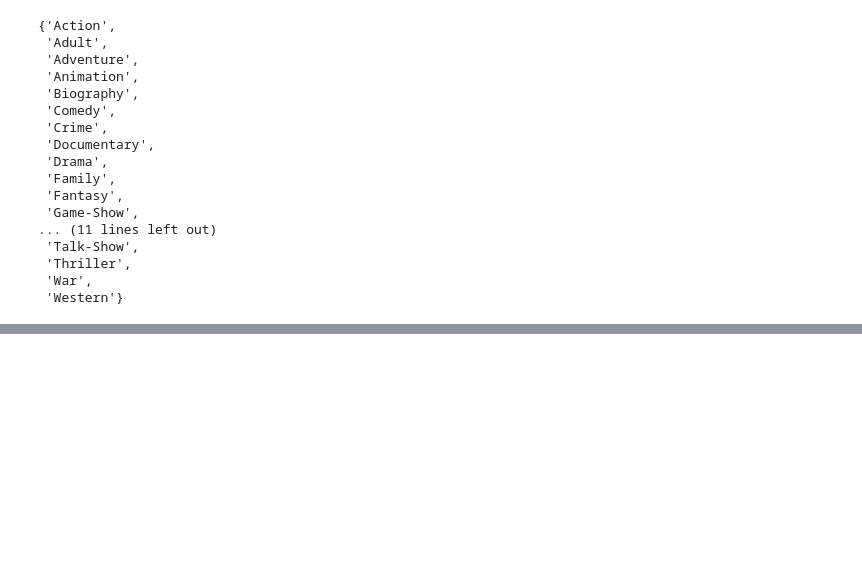
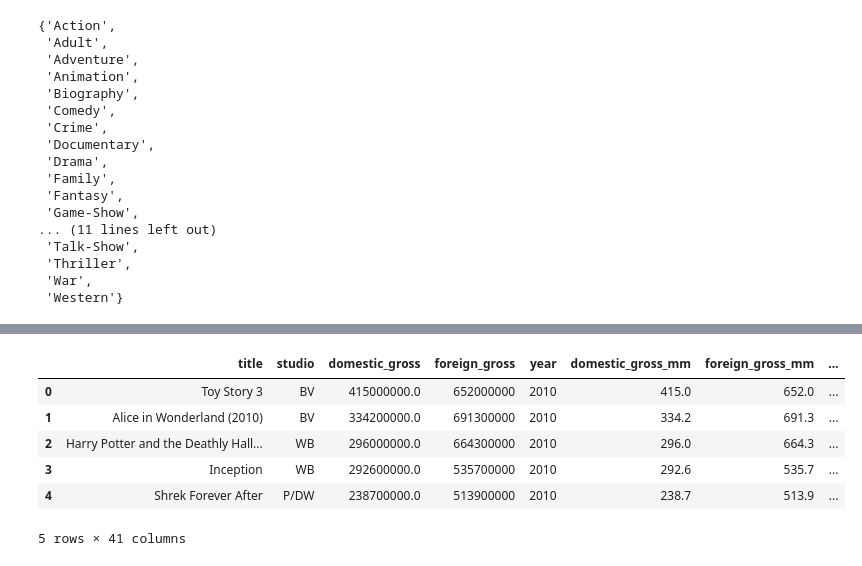
Before and after one commit to etr359/project-1-movie-analysis, a Jupyter notebook: project1_analysis_MASTER.ipynb, the cells around one changed output, grey strips where cells are left out. Drawn from its saved outputs; the diff is of its cells as text; code cells hidden in the pictures; blank space fills up the shorter version.

```diff
--- a/project1_analysis_MASTER.ipynb
+++ b/project1_analysis_MASTER.ipynb
@@ -288,0 +309,2 @@ CHANGE
+# %%
+bom_movie_gross.reset_index(inplace=True)
@@ -288,0 +329,13 @@ CHANGE
+# %%
+bom_gross_title_basics = pd.merge(bom_movie_gross, imdb_title_basics, how='left',
+                                  left_on=['title','year'], right_on=['primary_title','start_year'])
+# %%
+bom_gross_title_basics.head()
+# %% [output]
+|  | title | studio | domestic_gross | foreign_gross | year | domestic_gross_mm | foreign_gross_mm | ... |
+| 0 | Toy Story 3 | BV | 415000000.0 | 652000000 | 2010 | 415.0 | 652.0 | ... |
+| 1 | Alice in Wonderland (2010) | BV | 334200000.0 | 691300000 | 2010 | 334.2 | 691.3 | ... |
+| 2 | Harry Potter and the Deathly Hall... | WB | 296000000.0 | 664300000 | 2010 | 296.0 | 664.3 | ... |
+| 3 | Inception | WB | 292600000.0 | 535700000 | 2010 | 292.6 | 535.7 | ... |
+| 4 | Shrek Forever After | P/DW | 238700000.0 | 513900000 | 2010 | 238.7 | 513.9 | ... |
+5 rows × 41 columns
```
Also changed, not shown: parts of 9 cells of this notebook.
